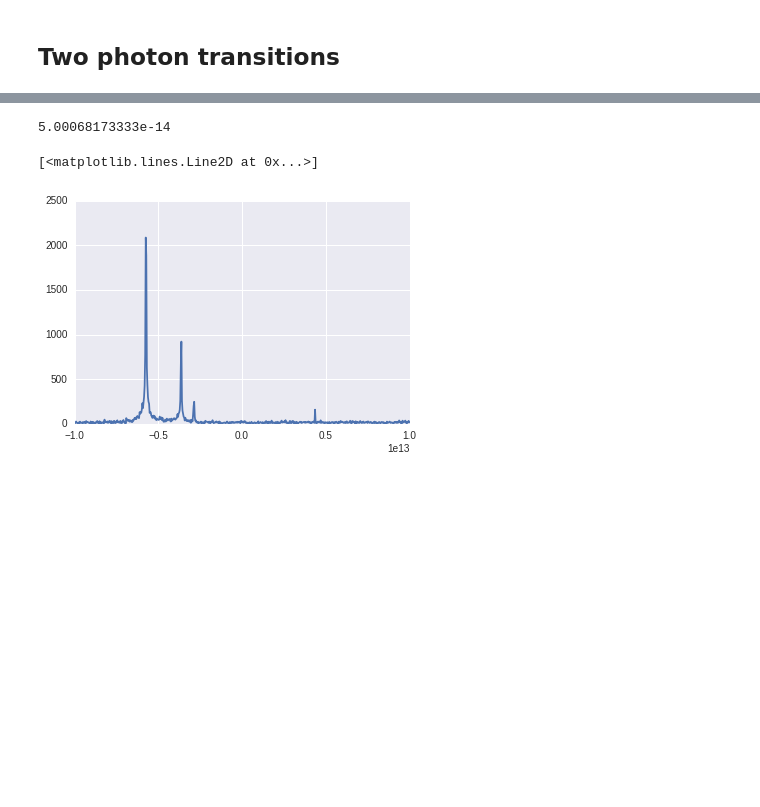
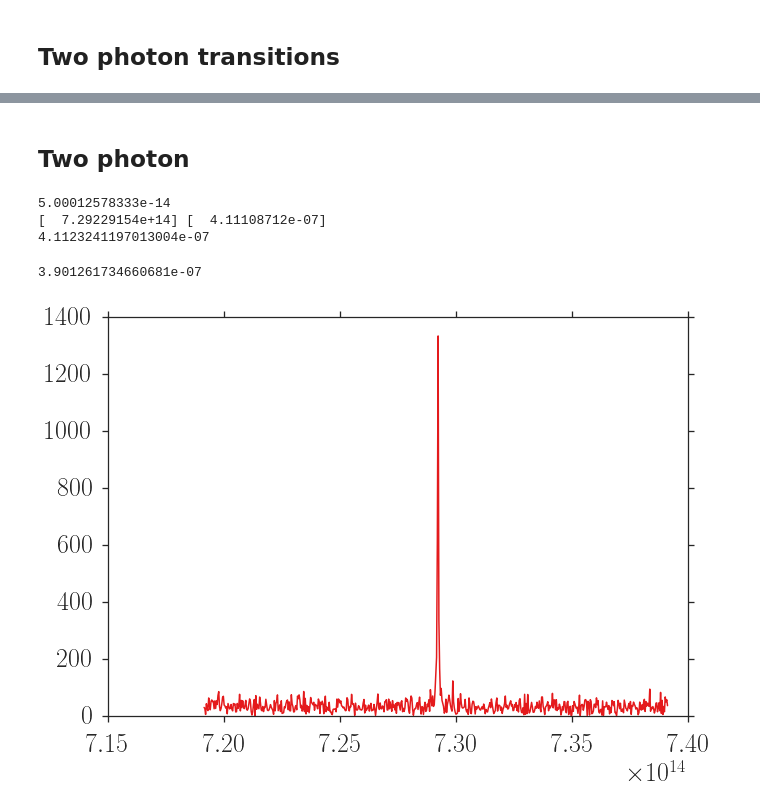
Before and after one commit to Schlabonski/FemtosecondSpectroscopy, a Jupyter notebook: Analysis/PythonHasToDo.ipynb, the cells around one changed output, grey strips where cells are left out. Drawn from its saved outputs; the diff is of its cells as text; code cells hidden in the pictures; blank space fills up the shorter version.

```diff
--- a/Analysis/PythonHasToDo.ipynb
+++ b/Analysis/PythonHasToDo.ipynb
@@ -11,6 +20,12 @@ import scipy.constants as cst
 # %%
 def f_to_lam(f):
     return cst.c/f
+
+def lam_to_f(lam):
+    return cst.c/lam
+
+def lam_to_om(lam):
+    return cst.c/lam * 2*np.pi
 # %%
 # loading data from files
 full_data_array = np.loadtxt("../Data/2016-01-29_776nm_8213A_g1.dat", skiprows=1)
@@ -52,20 +191,39 @@ plt.plot(wavelengths, abs(ft_full_signal))
+# %% [markdown]
+## Two photon
 # %%
-full_signal = analog5 + 1j*analog7
+full_signalcs = analog5cs + 1j*analog7cs
 
 # to get the frequencies, we need to use fftfreq
-delta_t = np.mean(np.diff(t_delay))
-print(delta_t)
-frequencies = np.fft.fftfreq(len(full_signal), delta_t)  #+ monochromator_frequency
-frequencies = np.fft.fftshift(frequencies)
+delta_tcs = np.mean(np.diff(t_delaycs))
+print(delta_tcs)
+frequenciescs = np.fft.fftfreq(len(full_signalcs), delta_tcs)  + 2 * monochromator_frequencycs
+frequenciescs = np.fft.fftshift(frequenciescs)
 
 # fourier trafo and shifting data to correct sides
-ft_full_signal = np.fft.fft(full_signal)
-ft_full_signal = np.fft.fftshift(ft_full_signal)
+ft_full_signalcs = np.fft.fft(full_signalcs)
+ft_full_signalcs = np.fft.fftshift(ft_full_signalcs)
 
-plt.plot(frequencies, abs(ft_full_signal))
+plt.plot(frequenciescs, abs(ft_full_signalcs))
 #plt.plot(analog5)
 #plt.plot(analog7)
+ft_full_signal_abscs = abs(ft_full_signalcs)
+
+# obtain local maxima
+frequency_maxima_ind = sig.argrelmax(ft_full_signal_abscs, order=20)[0]
+
+frequency_maxima_ind = [ind for ind in frequency_maxima_ind if ft_full_signal_abscs[ind] > 200]
+frequency_maxima = frequenciescs[frequency_maxima_ind]
+
+wavelength_maxima = f_to_lam(frequency_maxima)
+print(frequency_maxima,wavelength_maxima)
+
+wavelengths_expected = 1/ 24317.1494e2
+print(wavelengths_expected)
+
+cst.c/768.45e12
 # %% [output]
-5.00068173333e-14
+5.00012578333e-14
+[  7.29229154e+14] [  4.11108712e-07]
+4.1123241197013004e-07
-[<matplotlib.lines.Line2D at 0x...>]
+3.901261734660681e-07
-[figure, old version]
+[figure, new version]
```
Also changed, not shown: parts of 7 cells of this notebook, 1 other file.
